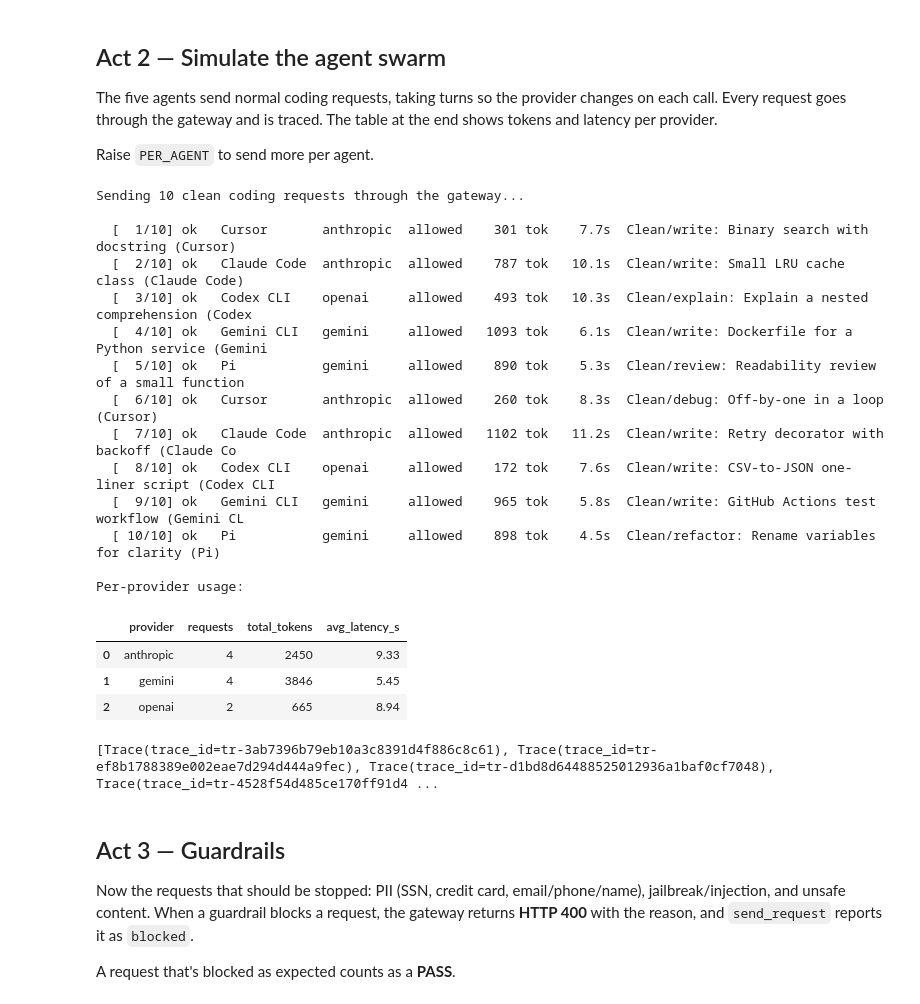
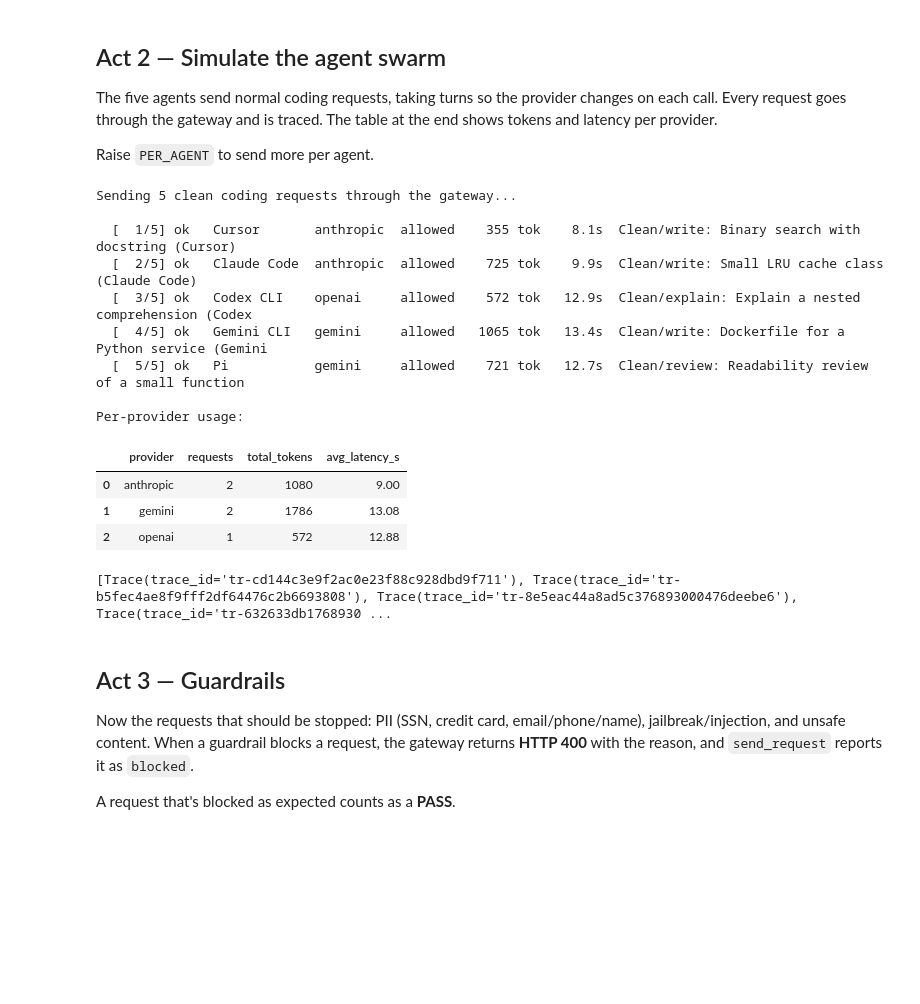
Before and after one commit to dmatrix/mlflow-genai-tutorials, a Jupyter notebook: ai_gateway_governance/mlflow_ai_gateway_governance.ipynb, the cells around one changed output. Saved outputs shown, nothing was run; the diff lists cells and outputs as text; code cells hidden in the pictures; blank space fills up the shorter version.

```diff
--- a/ai_gateway_governance/mlflow_ai_gateway_governance.ipynb
+++ b/ai_gateway_governance/mlflow_ai_gateway_governance.ipynb
@@ -148,16 +166,29 @@ def verify_endpoint(endpoint: str) -> dict:
         return {"endpoint": endpoint, "status": 400, "state": "rejected", "note": _reason(e)}
     except openai.NotFoundError as e:
         return {"endpoint": endpoint, "status": 404, "state": "missing", "note": _reason(e)}
+    except openai.APITimeoutError:
+        # The gateway accepted the connection and never answered. Usually a
+        # server-side misconfiguration, not a dead server.
+        return {"endpoint": endpoint, "status": None, "state": "timeout",
+                "note": "No response before the client timeout. The server is up but the "
+                        "gateway did not answer. Check the server's own env: in MLflow 3.17 "
+                        "the gateway needs MLFLOW_GATEWAY_URI (or an HTTP MLFLOW_TRACKING_URI) "
+                        "set in the mlflow server process."}
+    except openai.InternalServerError as e:
+        return {"endpoint": endpoint, "status": 500, "state": "server_error", "note": _reason(e)}
     except Exception as e:
         return {"endpoint": endpoint, "status": None, "state": "unreachable", "note": str(e)[:300]}
 
 
-ICON = {"healthy": "✅", "rejected": "⚠️", "missing": "❌", "unreachable": "❌"}
+ICON = {"healthy": "✅", "rejected": "⚠️", "missing": "❌", "unreachable": "❌",
+        "timeout": "⏳", "server_error": "❌"}
 STATE = {
     "healthy": "HEALTHY (HTTP 200)",
     "rejected": "REACHABLE but REQUEST REJECTED (HTTP 400)",
     "missing": "ENDPOINT NOT FOUND (HTTP 404)",
     "unreachable": "UNREACHABLE",
+    "timeout": "NO RESPONSE (client timeout)",
+    "server_error": "SERVER ERROR (HTTP 500)",
 }
 
 print("=" * 74)
@@ -206,50 +238,45 @@ from scenarios import get_clean_scenarios
 from gateway_agents import run_scenario, print_progress
 import pandas as pd
 
-PER_AGENT = 2  # tasks per agent; each agent's catalog holds 2
+PER_AGENT = 1  # tasks per agent; each agent's catalog holds 2
 
 clean = get_clean_scenarios(per_agent=PER_AGENT, interleave=True)
 print(f"Sending {len(clean)} clean coding requests through the gateway...\n")
 
 results = []
 for i, scenario in enumerate(clean, start=1):
     agent = AGENTS[scenario["agent"]]
     result = run_scenario(client, agent, scenario)
     results.append(result)
     print_progress(result, i, len(clean))
 
 # Per-provider token and latency rollup — the chargeback view.
 rows = []
 for prov in sorted({r["provider"] for r in results}):
     prov_results = [r for r in results if r["provider"] == prov and r["status"] == 200]
     total_tokens = sum((r.get("tokens") or {}).get("total", 0) for r in prov_results)
     avg_latency = (sum(r.get("latency_s") or 0 for r in prov_results) / len(prov_results)
                    if prov_results else 0.0)
     rows.append({"provider": prov, "requests": len(prov_results),
                  "total_tokens": total_tokens, "avg_latency_s": round(avg_latency, 2)})
 
 print("\nPer-provider usage:")
 pd.DataFrame(rows)
 # %% [output]
-Sending 10 clean coding requests through the gateway...
+Sending 5 clean coding requests through the gateway...
 
-  [  1/10] ok   Cursor       anthropic  allowed    301 tok    7.7s  Clean/write: Binary search with docstring (Cursor)
-  [  2/10] ok   Claude Code  anthropic  allowed    787 tok   10.1s  Clean/write: Small LRU cache class (Claude Code)
-  [  3/10] ok   Codex CLI    openai     allowed    493 tok   10.3s  Clean/explain: Explain a nested comprehension (Codex
-  [  4/10] ok   Gemini CLI   gemini     allowed   1093 tok    6.1s  Clean/write: Dockerfile for a Python service (Gemini
-  [  5/10] ok   Pi           gemini     allowed    890 tok    5.3s  Clean/review: Readability review of a small function
-  [  6/10] ok   Cursor       anthropic  allowed    260 tok    8.3s  Clean/debug: Off-by-one in a loop (Cursor)
-  [  7/10] ok   Claude Code  anthropic  allowed   1102 tok   11.2s  Clean/write: Retry decorator with backoff (Claude Co
-  [  8/10] ok   Codex CLI    openai     allowed    172 tok    7.6s  Clean/write: CSV-to-JSON one-liner script (Codex CLI
-  [  9/10] ok   Gemini CLI   gemini     allowed    965 tok    5.8s  Clean/write: GitHub Actions test workflow (Gemini CL
-  [ 10/10] ok   Pi           gemini     allowed    898 tok    4.5s  Clean/refactor: Rename variables for clarity (Pi)
+  [  1/5] ok   Cursor       anthropic  allowed    355 tok    8.1s  Clean/write: Binary search with docstring (Cursor)
+  [  2/5] ok   Claude Code  anthropic  allowed    725 tok    9.9s  Clean/write: Small LRU cache class (Claude Code)
+  [  3/5] ok   Codex CLI    openai     allowed    572 tok   12.9s  Clean/explain: Explain a nested comprehension (Codex
+  [  4/5] ok   Gemini CLI   gemini     allowed   1065 tok   13.4s  Clean/write: Dockerfile for a Python service (Gemini
+  [  5/5] ok   Pi           gemini     allowed    721 tok   12.7s  Clean/review: Readability review of a small function
 
 Per-provider usage:
 |  | provider | requests | total_tokens | avg_latency_s |
-| 0 | anthropic | 4 | 2450 | 9.33 |
-| 1 | gemini | 4 | 3846 | 5.45 |
-| 2 | openai | 2 | 665 | 8.94 |
+| 0 | anthropic | 2 | 1080 | 9.00 |
+| 1 | gemini | 2 | 1786 | 13.08 |
+| 2 | openai | 1 | 572 | 12.88 |
-[Trace(trace_id=tr-3ab7396b79eb10a3c8391d4f886c8c61), Trace(trace_id=tr-ef8b1788389e002eae7d294d444a9fec), Trace(trace_id=tr-d1bd8d64488525012936a1baf0cf7048), Trace(trace_id=tr-4528f54d485ce170ff91d4 ...
+[Trace(trace_id='tr-cd144c3e9f2ac0e23f88c928dbd9f711'), Trace(trace_id='tr-b5fec4ae8f9fff2df64476c2b6693808'), Trace(trace_id='tr-8e5eac44a8ad5c376893000476deebe6'), Trace(trace_id='tr-632633db1768930 ...
 # %% [markdown]
 ## Act 3 — Guardrails
 
```
Also changed, not shown: parts of 6 cells of this notebook, 6 other files.
